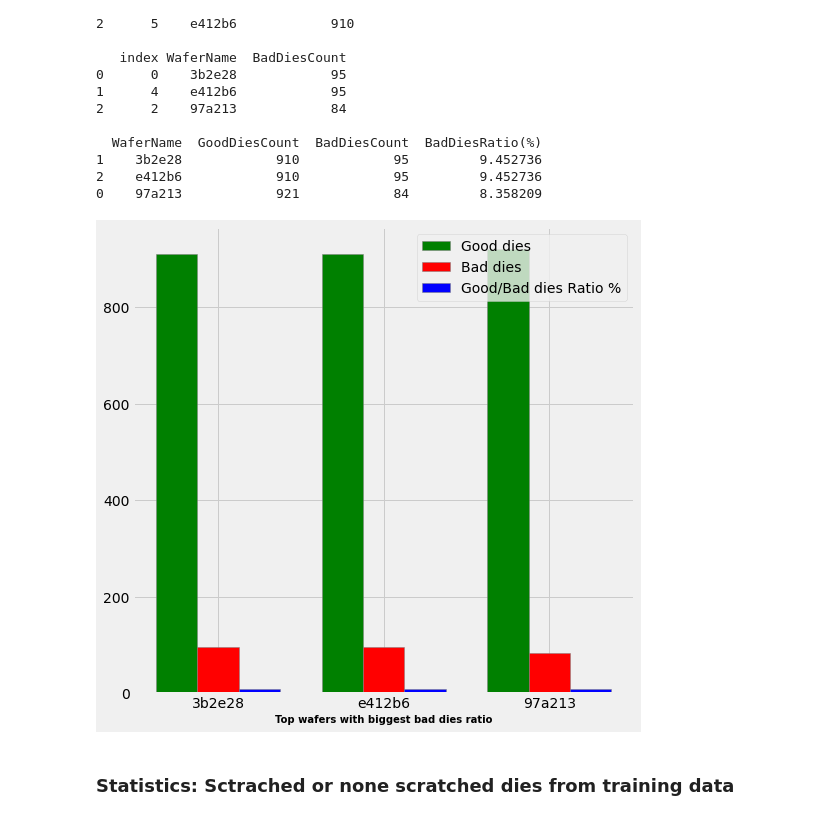
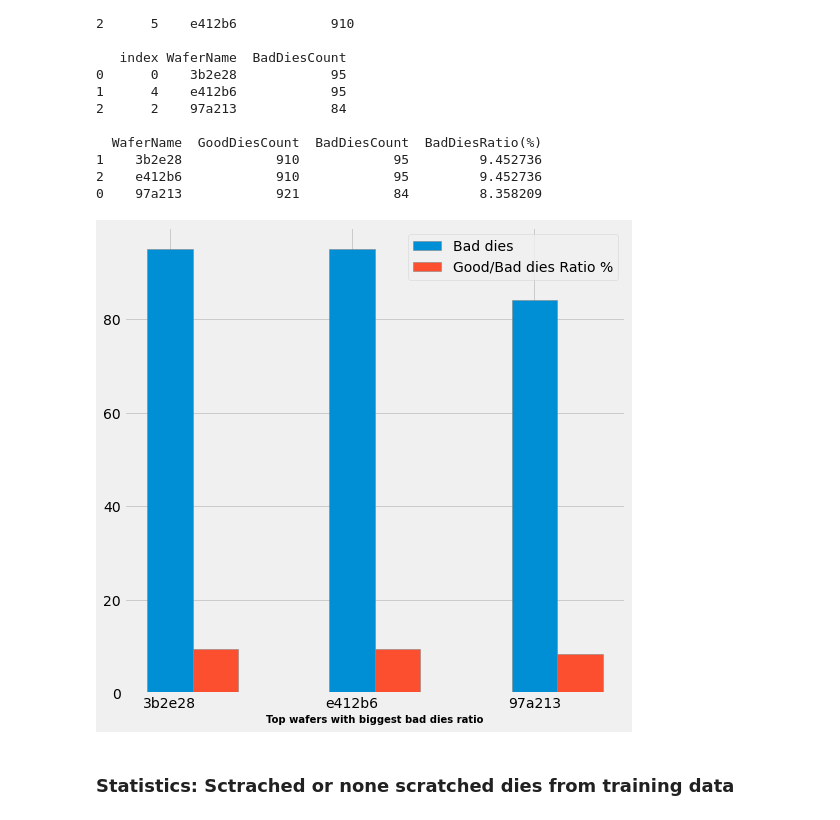
Before and after one commit to klklkl1990/Wafers-Scratch-Detection-ML, a Jupyter notebook: wafers-scratch-detection-ml-liad-solomon.ipynb, the cells around one changed output. Drawn from its saved outputs; the diff is of its cells as text; code cells hidden in the pictures.

```diff
--- a/wafers-scratch-detection-ml-liad-solomon.ipynb
+++ b/wafers-scratch-detection-ml-liad-solomon.ipynb
@@ -222,29 +222,29 @@ print(organized_filtered_df.head(),'\n')
 # %%
 barWidth = 0.25
 fig = plt.subplots(figsize =(8, 8))
 br1 = np.arange(3)
 br2 = [x + barWidth for x in br1]
 br3 = [x + barWidth for x in br2]
-GD = organized_filtered_df.head(3)['GoodDiesCount'].values
+#GD = organized_filtered_df.head(3)['GoodDiesCount'].values
 BD = organized_filtered_df.head(3)['BadDiesCount'].values
 GBDR = organized_filtered_df.head(3)['BadDiesRatio(%)'].values
 GBNAMES = organized_filtered_df.head()['WaferName'].values
 
-plt.bar(br1, GD, color ='g', width = barWidth,
-        edgecolor ='grey', label ='Good dies')
-plt.bar(br2, BD, color ='r', width = barWidth,
+#plt.bar(br1, GD, width = barWidth,
+#        edgecolor ='grey', label ='Good dies')
+plt.bar(br2, BD, width = barWidth,
         edgecolor ='grey', label ='Bad dies')
-plt.bar(br3, GBDR, color ='b', width = barWidth,
+plt.bar(br3, GBDR, width = barWidth,
         edgecolor ='grey', label ='Good/Bad dies Ratio %')
 
 plt.xlabel('Top wafers with biggest bad dies ratio', fontweight ='bold', fontsize = 10)
 plt.ylabel('', fontweight ='bold', fontsize = 10)
 plt.xticks([r + barWidth for r in range(3)],GBNAMES)
 
 plt.legend()
 plt.show()
 # %% [output]
-[figure, old version]
+[figure, new version]
 # %% [markdown]
 ### **Statistics: Sctrached or none scratched dies from training data**
 # %%
```
Also changed, not shown: parts of 13 cells of this notebook.
